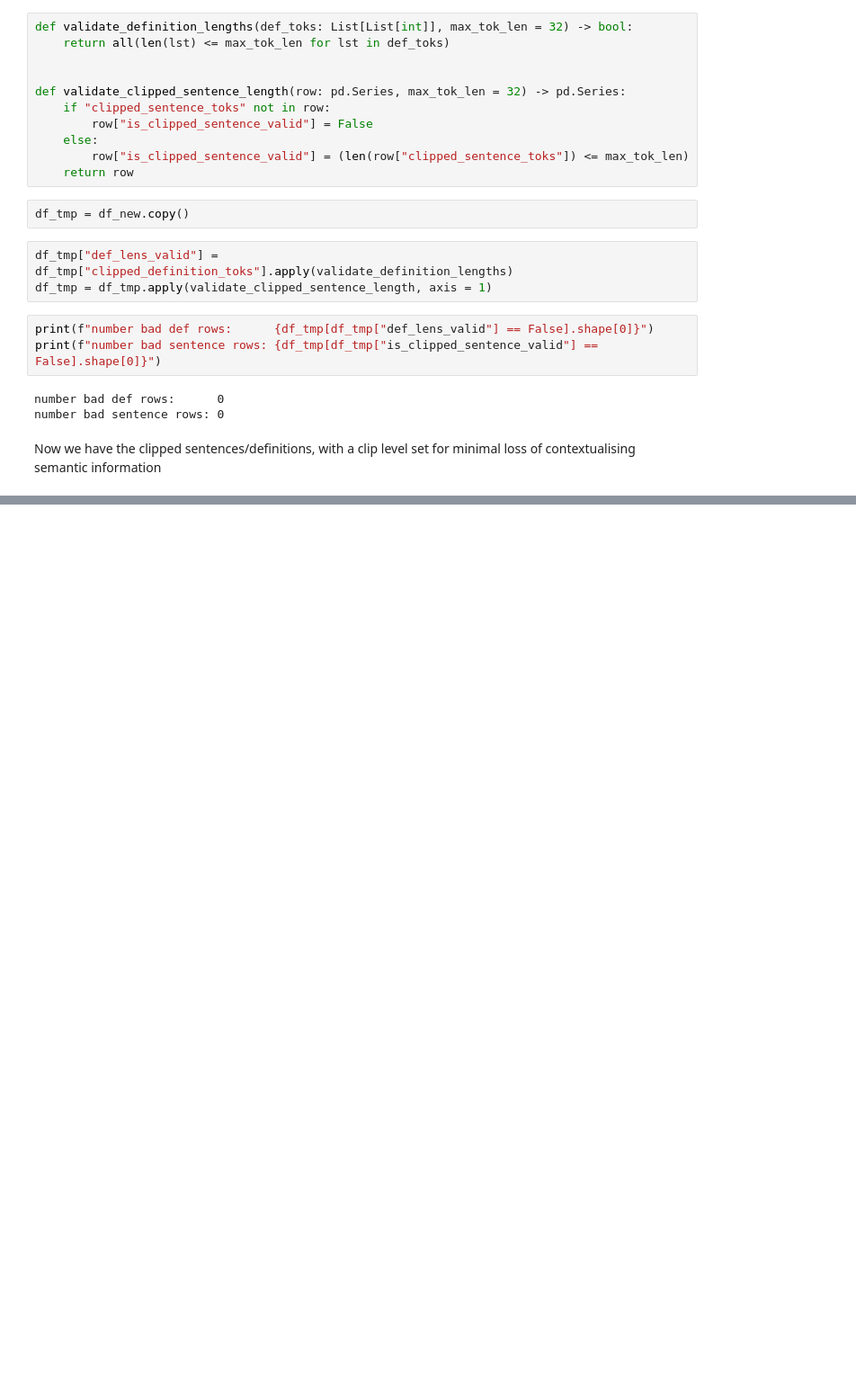
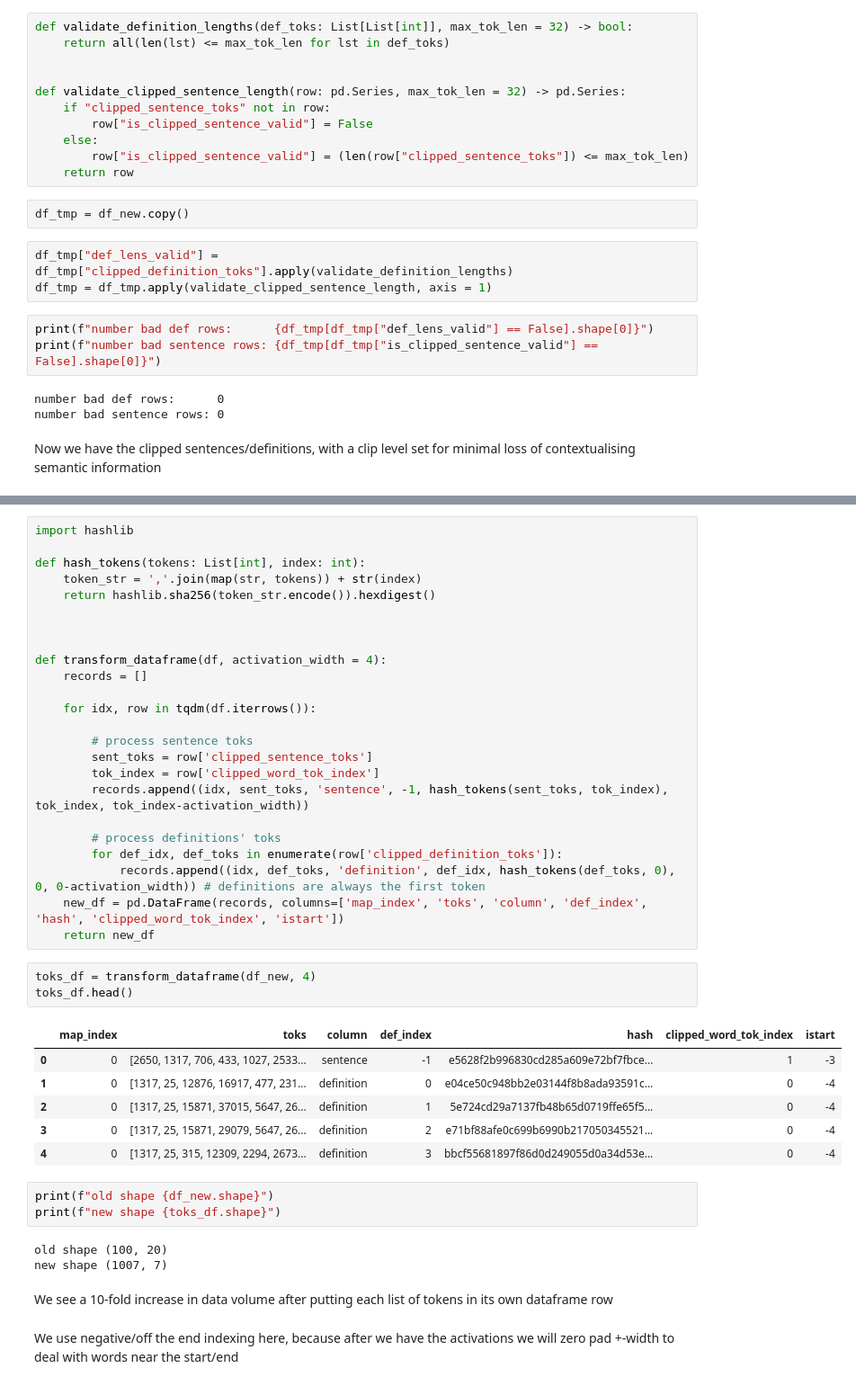
Before and after one commit to Matthew-Holmes/WordSenseDisambiguation, a Jupyter notebook: Processing/003LLM_on_prompts.ipynb, the cells around one changed output, grey strips where cells are left out. Shown at 90% size. Cells and saved outputs as stored; diff of their text form; blank space fills up the shorter version.

Commit message:
new approach - do indexing before putting results back into a dataframe

```diff
--- a/Processing/003LLM_on_prompts.ipynb
+++ b/Processing/003LLM_on_prompts.ipynb
@@ -372,0 +399,44 @@ The outputs can then be unpacked - it might be worth adding an output tensor dim
+# %%
+import hashlib
+
+def hash_tokens(tokens: List[int], index: int):
+    token_str = ','.join(map(str, tokens)) + str(index)
+    return hashlib.sha256(token_str.encode()).hexdigest()
+
+
+
+def transform_dataframe(df, activation_width = 4):
+    records = []
+
+    for idx, row in tqdm(df.iterrows()):
+
+        # process sentence toks
+        sent_toks = row['clipped_sentence_toks']
+        tok_index = row['clipped_word_tok_index']
+        records.append((idx, sent_toks, 'sentence', -1, hash_tokens(sent_toks, tok_index), tok_index, tok_index-activation_width))
+
+        # process definitions' toks
+        for def_idx, def_toks in enumerate(row['clipped_definition_toks']):
+            records.append((idx, def_toks, 'definition', def_idx, hash_tokens(def_toks, 0), 0, 0-activation_width)) # definitions are always the first token
+    new_df = pd.DataFrame(records, columns=['map_index', 'toks', 'column', 'def_index', 'hash', 'clipped_word_tok_index', 'istart'])
+    return new_df
+# %%
+toks_df = transform_dataframe(df_new, 4)
+toks_df.head()
+# %% [output]
+|  | map_index | toks | column | def_index | hash | clipped_word_tok_index | istart |
+| 0 | 0 | [2650, 1317, 706, 433, 1027, 2533... | sentence | -1 | e5628f2b996830cd285a609e72bf7fbce... | 1 | -3 |
+| 1 | 0 | [1317, 25, 12876, 16917, 477, 231... | definition | 0 | e04ce50c948bb2e03144f8b8ada93591c... | 0 | -4 |
+| 2 | 0 | [1317, 25, 15871, 37015, 5647, 26... | definition | 1 | 5e724cd29a7137fb48b65d0719ffe65f5... | 0 | -4 |
+| 3 | 0 | [1317, 25, 15871, 29079, 5647, 26... | definition | 2 | e71bf88afe0c699b6990b217050345521... | 0 | -4 |
+| 4 | 0 | [1317, 25, 315, 12309, 2294, 2673... | definition | 3 | bbcf55681897f86d0d249055d0a34d53e... | 0 | -4 |
+# %%
+print(f"old shape {df_new.shape}")
+print(f"new shape {toks_df.shape}")
+# %% [output]
+old shape (100, 20)
+new shape (1007, 7)
+# %% [markdown]
+We see a 10-fold increase in data volume after putting each list of tokens in its own dataframe row
+# %% [markdown]
+We use negative/off the end indexing here, because after we have the activations we will zero pad +-width to deal with words near the start/end
```
Also changed, not shown: parts of 35 cells of this notebook.
